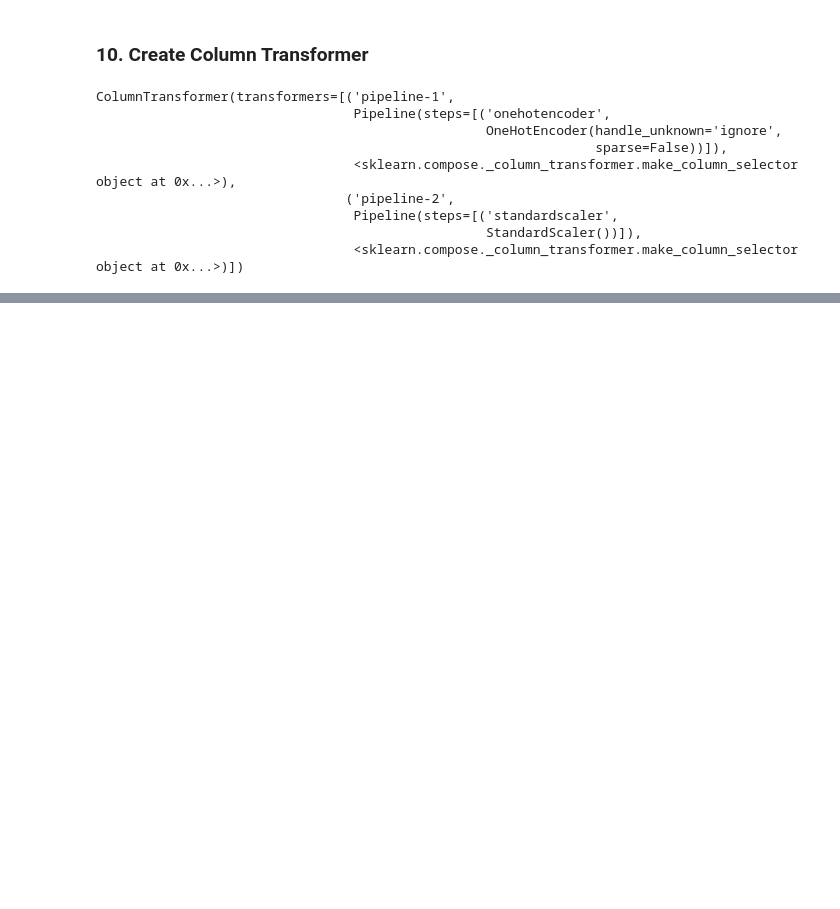
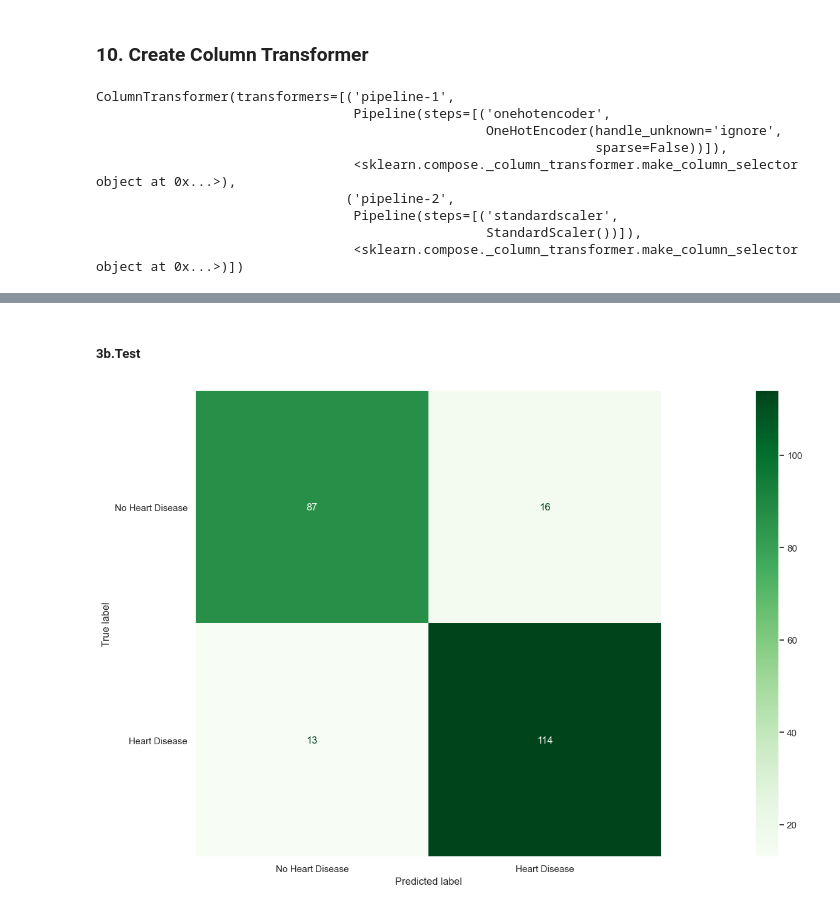
Before and after one commit to PaulLipska/Coding_Dojo_Project_2, a Jupyter notebook: Project2_Part_1.ipynb, the cells around one changed output, grey strips where cells are left out. Cells and saved outputs as stored; diff of their text form; code cells hidden in the pictures; blank space fills up the shorter version.

```diff
--- a/Project2_Part_1.ipynb
+++ b/Project2_Part_1.ipynb
@@ -581,0 +718,10 @@ ColumnTransformer(transformers=[('pipeline-1',
+# %% [markdown]
+##### 3b.Test
+# %%
+# Create and display a confusion matrix
+ConfusionMatrixDisplay.from_predictions(y_test, knn_test_preds,
+                                        display_labels=labels,
+                                        cmap='Greens');
+plt.grid(False)
+# %% [output]
+[figure, added]
```
Also changed, not shown: parts of 39 cells of this notebook.
